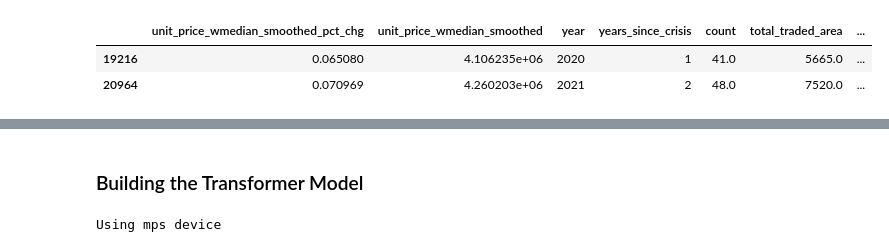
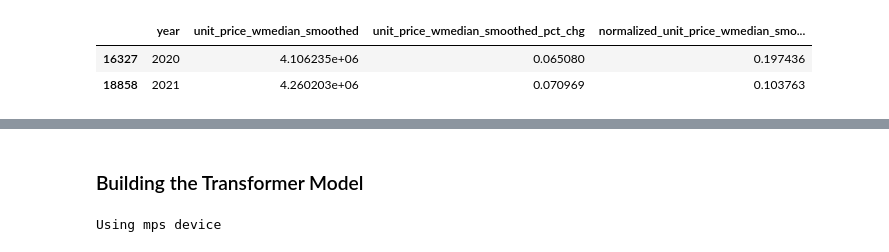
Before and after one commit to diabhaque/Yogen, a Jupyter notebook: notebooks/model_building/sequence_models_smoothed.ipynb, the cells around one changed output, grey strips where cells are left out. Cells and saved outputs as stored; diff of their text form; code cells hidden in the pictures.

```diff
--- a/notebooks/model_building/sequence_models_smoothed.ipynb
+++ b/notebooks/model_building/sequence_models_smoothed.ipynb
@@ -35,13 +35,21 @@ metrics = {
     "weighted_median": "unit_price_wmedian",
     "mean": "unit_price_mean",
     "median": "unit_price_median",
+    "weighted_mean_smoothed": "unit_price_wmean_smoothed",
+    "weighted_median_smoothed": "unit_price_wmedian_smoothed",
+    "mean_smoothed": "unit_price_mean_smoothed",
+    "median_smoothed": "unit_price_median_smoothed",
 }
 
-metric_key = "weighted_median"
+granularity_columns = ["area", "area_code"]
+group_by_columns = granularity_columns + ["year"]
+display_columns = ["unit_price", "total_traded_area", "count"]
+
+metric_key = "weighted_median_smoothed"
 metric = metrics[metric_key]
-smoothed_metric = f"{metric}_smoothed"
-metric_pct_chg = smoothed_metric + "_pct_chg"
-normalized_metric_pct_chg = "normalized_" + smoothed_metric + "_pct_chg"
+metric_pct_chg = metric + "_pct_chg"
+upcoming_metric = "upcoming_" + metric
+normalized_metric_pct_chg = "normalized_" + metric + "_pct_chg"
 # %%
 start_year = 2006
 eval_start_year = 2020 # eval_years = [2020, 2021]
@@ -82,8 +89,8 @@ train_df[train_df["area_code"] == 13101][["year", smoothed_metric, metric_pct_ch
 # %%
-eval_df[eval_df["area_code"] == 13101]
+eval_df[eval_df["area_code"] == 13101][["year", metric, metric_pct_chg, normalized_metric_pct_chg]]
 # %% [output]
-|  | unit_price_wmedian_smoothed_pct_chg | unit_price_wmedian_smoothed | year | years_since_crisis | count | total_traded_area | ... |
-| 19216 | 0.065080 | 4.106235e+06 | 2020 | 1 | 41.0 | 5665.0 | ... |
-| 20964 | 0.070969 | 4.260203e+06 | 2021 | 2 | 48.0 | 7520.0 | ... |
+|  | year | unit_price_wmedian_smoothed | unit_price_wmedian_smoothed_pct_chg | normalized_unit_price_wmedian_smo... |
+| 16327 | 2020 | 4.106235e+06 | 0.065080 | 0.197436 |
+| 18858 | 2021 | 4.260203e+06 | 0.070969 | 0.103763 |
 # %%
 columns = [
```
Also changed, not shown: parts of 13 cells of this notebook, 7 other files.
